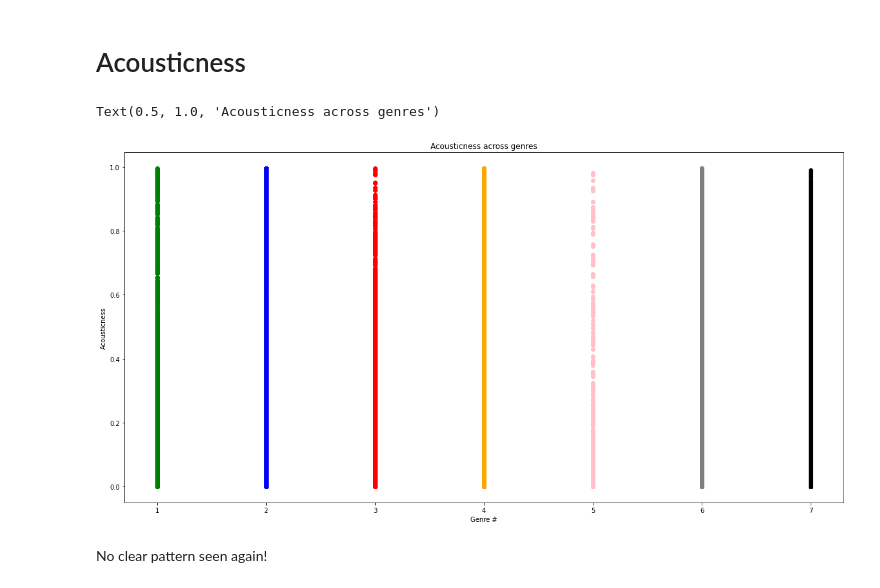
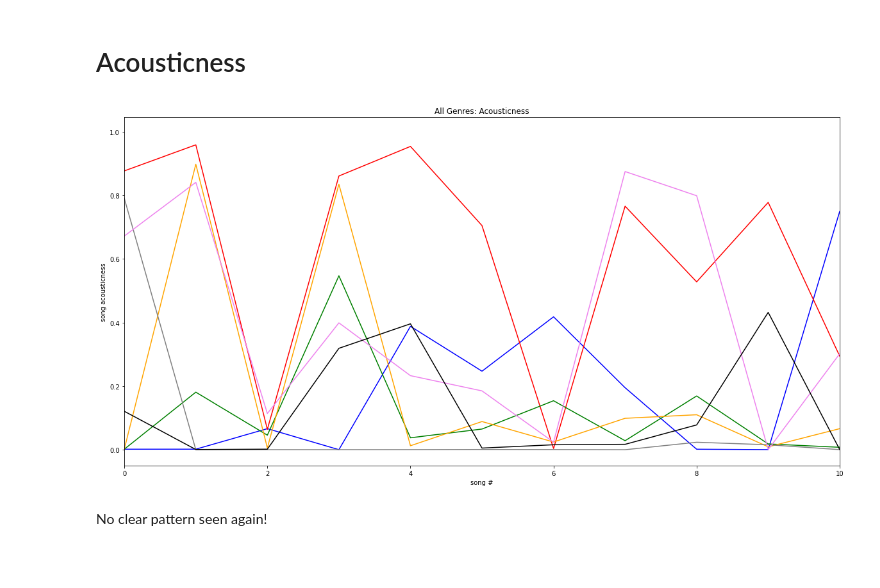
Before and after one commit to AnthonyMarin/CSCI-166-GenreClassification, a Jupyter notebook: Untitled.ipynb, the cells around one changed output. Saved outputs shown, nothing was run; the diff lists cells and outputs as text; code cells hidden in the pictures; blank space fills up the shorter version.

```diff
--- a/Untitled.ipynb
+++ b/Untitled.ipynb
@@ -86,19 +173,36 @@ No clear patterns seen here! We can throw out this column!
 # Acousticness
 # %%
 ppt.figure(figsize=(20,10))
-ppt.scatter(alt.genre_tag,alt.acousticness, color = 'green')
-ppt.scatter(blues.genre_tag,blues.acousticness, color = 'blue')
-ppt.scatter(hiphop.genre_tag,hiphop.acousticness, color = 'red')
-ppt.scatter(indie.genre_tag,indie.acousticness, color = 'orange')
-ppt.scatter(metal.genre_tag,metal.acousticness, color = 'pink')
-ppt.scatter(pop.genre_tag,pop.acousticness, color = 'gray')
-ppt.scatter(rock.genre_tag,rock.acousticness, color = 'black')
-ppt.xlabel("Genre #")
-ppt.ylabel("Acousticness")
-ppt.title("Acousticness across genres")
+
+aA = npy.array(alt.acousticness)
+bA = npy.array(blues.acousticness)
+hhA = npy.array(hiphop.acousticness)
+iA = npy.array(indie.acousticness)
+mA = npy.array(metal.acousticness)
+pA = npy.array(pop.acousticness)
+rA = npy.array(rock.acousticness)
+
+songRange = list(range(1, 1000))
+
+ppt.xlim([0, 10])
+
+
+ppt.plot(list(range(0,len(aA))),aA,color='blue')
+ppt.plot(list(range(0,len(bA))),bA, color='red')
+ppt.plot(list(range(0,len(hhA))),hhA, color='green')
+ppt.plot(list(range(0,len(iA))),iA, color='orange')
+ppt.plot(list(range(0,len(mA))),mA, color='gray')
+ppt.plot(list(range(0,len(pA))),pA, color='violet')
+ppt.plot(list(range(0,len(rA))),rA, color='black')
+
+
+ppt.xlabel("song #")
+ppt.ylabel("song acousticness")
+ppt.title("All Genres: Acousticness")
+
+ppt.show()
 # %% [output]
-Text(0.5, 1.0, 'Acousticness across genres')
-[figure, old version]
+[figure, new version]
 # %% [markdown]
 No clear pattern seen again!
 # %% [markdown]
```
Also changed, not shown: parts of 9 cells of this notebook.
